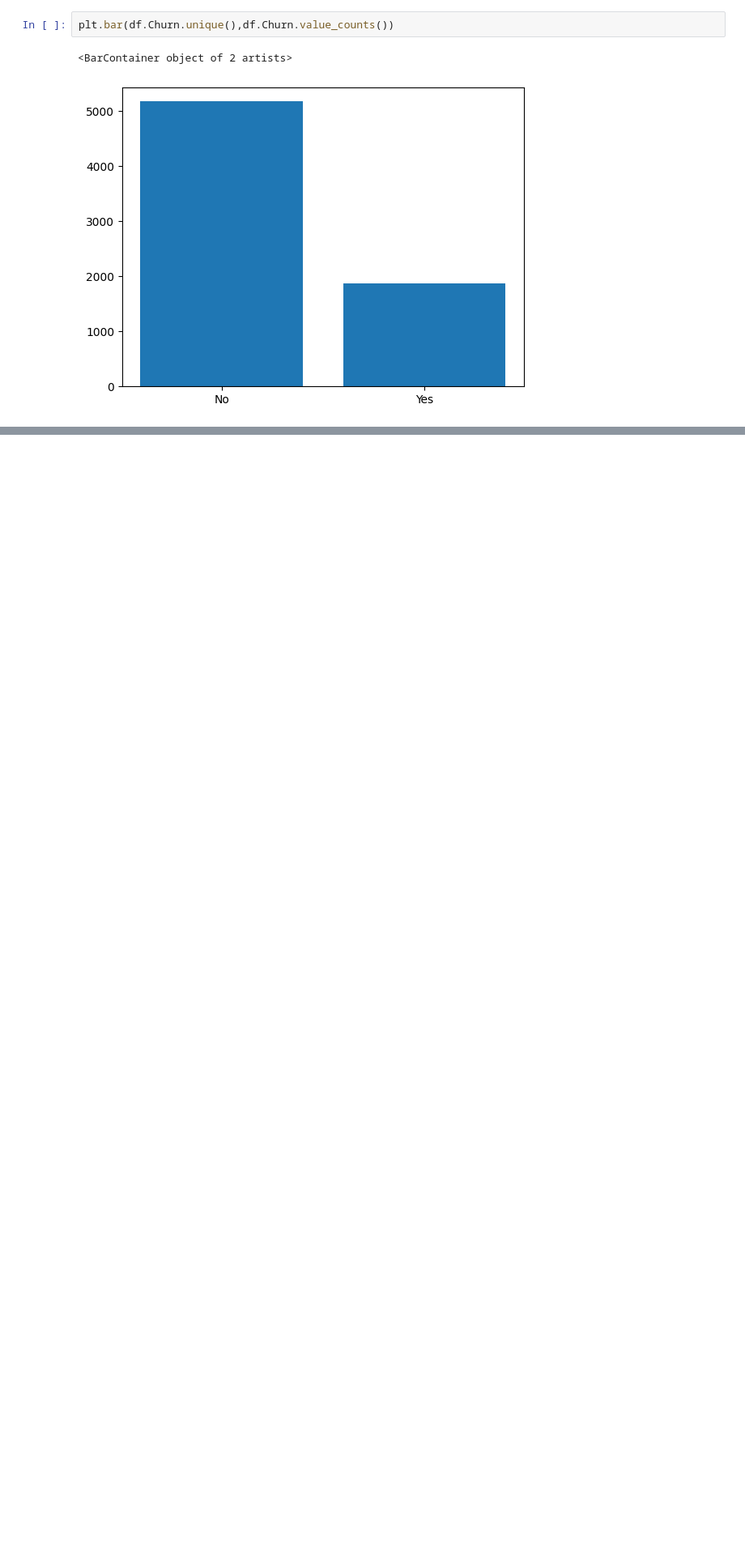
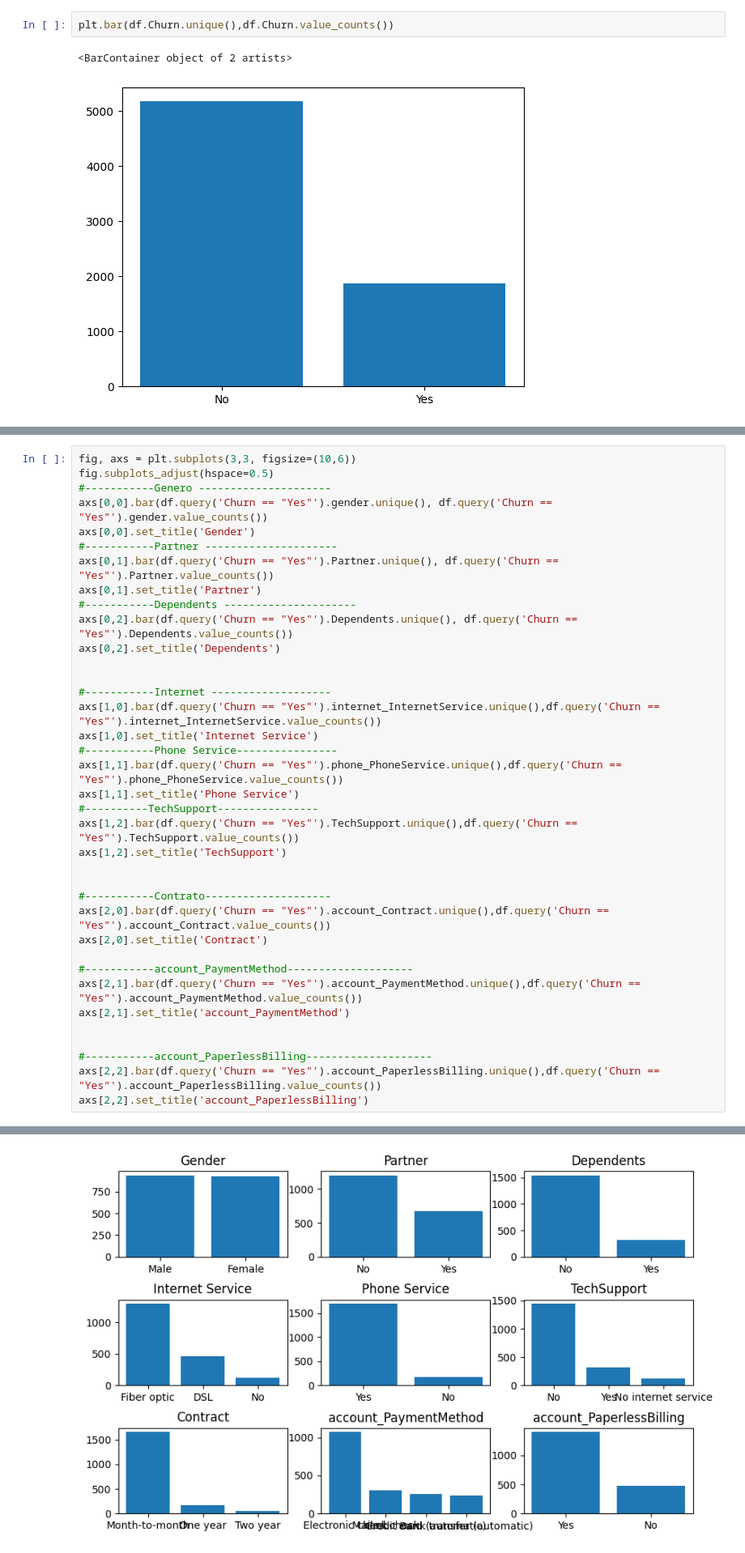
Before and after one commit to cauancalmeida/Challenge_1, a Jupyter notebook: Analise_descritiva.ipynb, the cells around one changed output, grey strips where cells are left out. Shown: that part at 81% size. Drawn from its saved outputs; the diff is of its cells as text; blank space fills up the shorter version.

```diff
--- a/Analise_descritiva.ipynb
+++ b/Analise_descritiva.ipynb
@@ -88,0 +121,38 @@ plt.bar(df.Churn.unique(),df.Churn.value_counts())
+# %%
+fig, axs = plt.subplots(3,3, figsize=(10,6))
+fig.subplots_adjust(hspace=0.5)
+#-----------Genero ---------------------
+axs[0,0].bar(df.query('Churn == "Yes"').gender.unique(), df.query('Churn == "Yes"').gender.value_counts())
+axs[0,0].set_title('Gender')
+#-----------Partner ---------------------
+axs[0,1].bar(df.query('Churn == "Yes"').Partner.unique(), df.query('Churn == "Yes"').Partner.value_counts())
+axs[0,1].set_title('Partner')
+#-----------Dependents ---------------------
+axs[0,2].bar(df.query('Churn == "Yes"').Dependents.unique(), df.query('Churn == "Yes"').Dependents.value_counts())
+axs[0,2].set_title('Dependents')
+
+
+#-----------Internet -------------------
+axs[1,0].bar(df.query('Churn == "Yes"').internet_InternetService.unique(),df.query('Churn == "Yes"').internet_InternetService.value_counts())
+axs[1,0].set_title('Internet Service')
+#-----------Phone Service----------------
+axs[1,1].bar(df.query('Churn == "Yes"').phone_PhoneService.unique(),df.query('Churn == "Yes"').phone_PhoneService.value_counts())
+axs[1,1].set_title('Phone Service')
+#----------TechSupport----------------
+axs[1,2].bar(df.query('Churn == "Yes"').TechSupport.unique(),df.query('Churn == "Yes"').TechSupport.value_counts())
+axs[1,2].set_title('TechSupport')
+
+
+#-----------Contrato--------------------
+axs[2,0].bar(df.query('Churn == "Yes"').account_Contract.unique(),df.query('Churn == "Yes"').account_Contract.value_counts())
+axs[2,0].set_title('Contract')
+
+#-----------account_PaymentMethod--------------------
+axs[2,1].bar(df.query('Churn == "Yes"').account_PaymentMethod.unique(),df.query('Churn == "Yes"').account_PaymentMethod.value_counts())
+axs[2,1].set_title('account_PaymentMethod')
+
+
+#-----------account_PaperlessBilling--------------------
+axs[2,2].bar(df.query('Churn == "Yes"').account_PaperlessBilling.unique(),df.query('Churn == "Yes"').account_PaperlessBilling.value_counts())
+axs[2,2].set_title('account_PaperlessBilling')
+# %% [output]
@@ -88,0 +160 @@ plt.bar(df.Churn.unique(),df.Churn.value_counts())
+[figure, added]
```
Also changed, not shown: parts of 6 cells of this notebook.
